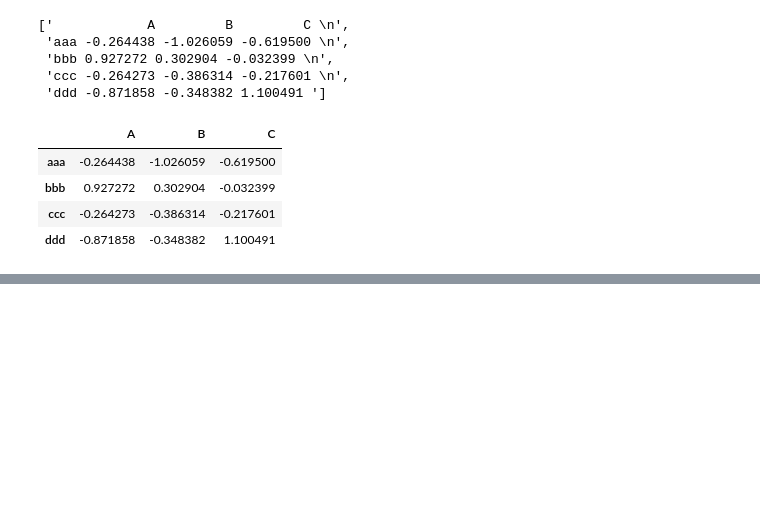
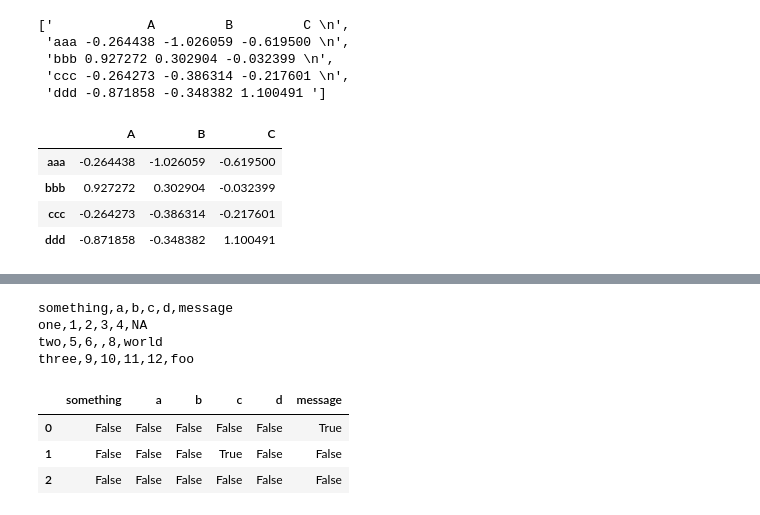
Before and after one commit to Chen-guoyi/Python-data-analysis, a Jupyter notebook: 利用 Python 进行数据分析（2nd）.ipynb, the cells around one changed output, grey strips where cells are left out. Drawn from its saved outputs; the diff is of its cells as text; code cells hidden in the pictures; blank space fills up the shorter version.

```diff
--- a/利用 Python 进行数据分析（2nd）.ipynb
+++ b/利用 Python 进行数据分析（2nd）.ipynb
@@ -1231,0 +1268,15 @@ result
+# %%
+!type ex5.csv
+
+import pandas as pd
+result = pd.read_csv('ex5.csv')
+pd.isnull(result)
+# %% [output]
+something,a,b,c,d,message
+one,1,2,3,4,NA
+two,5,6,,8,world
+three,9,10,11,12,foo
+|  | something | a | b | c | d | message |
+| 0 | False | False | False | False | False | True |
+| 1 | False | False | False | True | False | False |
+| 2 | False | False | False | False | False | False |
```
Also changed, not shown: parts of 5 cells of this notebook.
